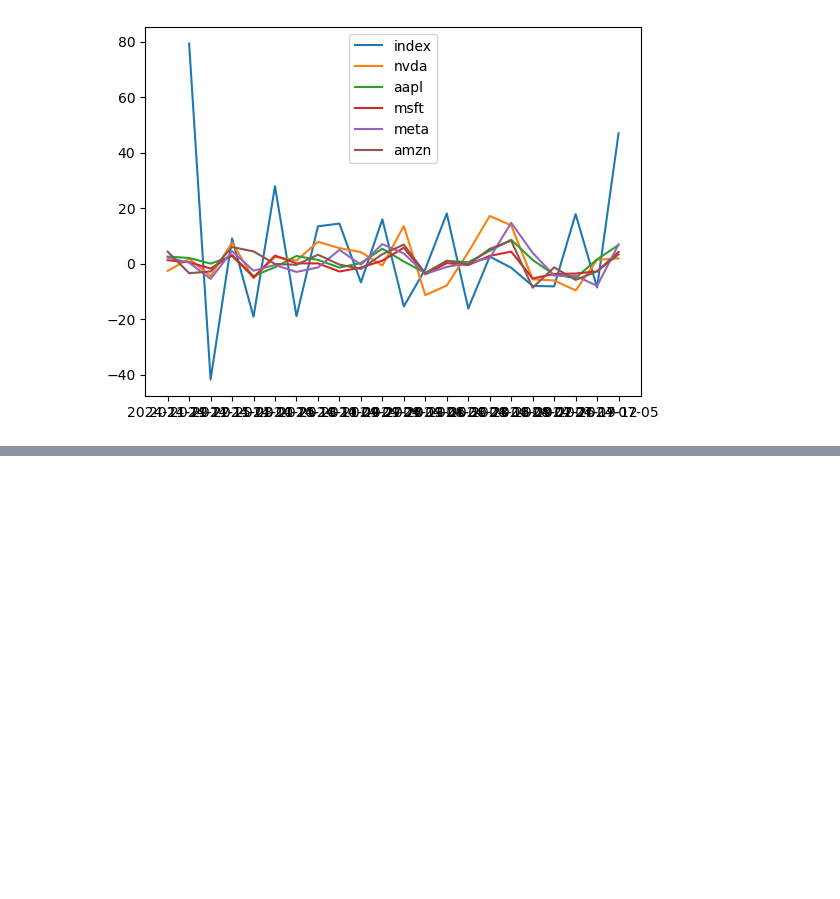
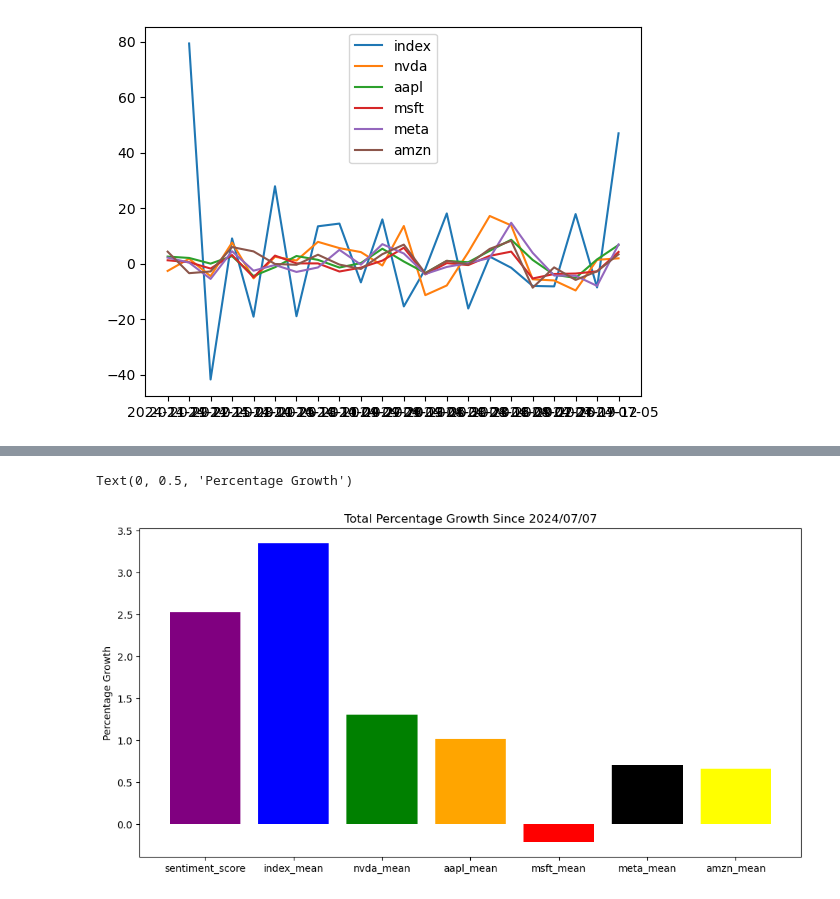
Before and after one commit to nicklo0531/si206_final_project, a Jupyter notebook: FINAL/visualization.ipynb, the cells around one changed output, grey strips where cells are left out. Drawn from its saved outputs; the diff is of its cells as text; code cells hidden in the pictures; blank space fills up the shorter version.

```diff
--- a/FINAL/visualization.ipynb
+++ b/FINAL/visualization.ipynb
@@ -145,0 +196,17 @@ graph_index_stock('AAPL')
+# %%
+# VISUALIZTION 3
+plt.figure(figsize=(12, 6))
+sentiment_score_mean = sentiment_df_grouped_mean['percentage_growth_sentiment'].mean()
+index_mean = filtered_index_joined_df['percentage_growth_index'].mean()
+nvda_mean = filtered_nvda_joined_df['percentage_growth_stock'].mean()
+aapl_mean = filtered_aapl_joined_df['percentage_growth_stock'].mean()
+msft_mean = filtered_msft_joined_df['percentage_growth_stock'].mean()
+meta_mean = filtered_meta_joined_df['percentage_growth_stock'].mean()
+amzn_mean = filtered_amzn_joined_df['percentage_growth_stock'].mean()
+colors = ['purple', 'blue', 'green', 'orange', 'red', 'black', 'yellow']
+plt.bar(['sentiment_score', 'index_mean', 'nvda_mean', 'aapl_mean', 'msft_mean', 'meta_mean', 'amzn_mean'], [sentiment_score_mean, index_mean, nvda_mean, aapl_mean, msft_mean, meta_mean, amzn_mean], color=colors)
+plt.title("Total Percentage Growth Since 2024/07/07")
+plt.ylabel("Percentage Growth")
+# %% [output]
+Text(0, 0.5, 'Percentage Growth')
+[figure, added]
```
Also changed, not shown: parts of 5 cells of this notebook.
